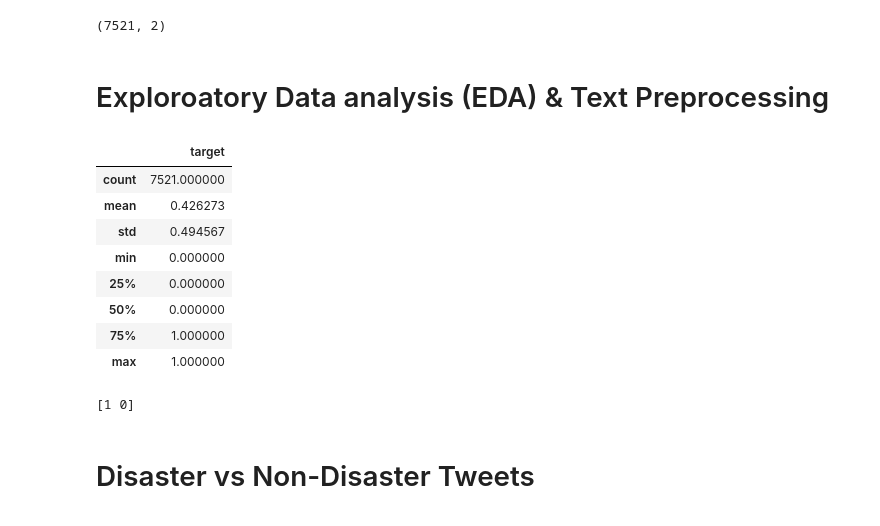
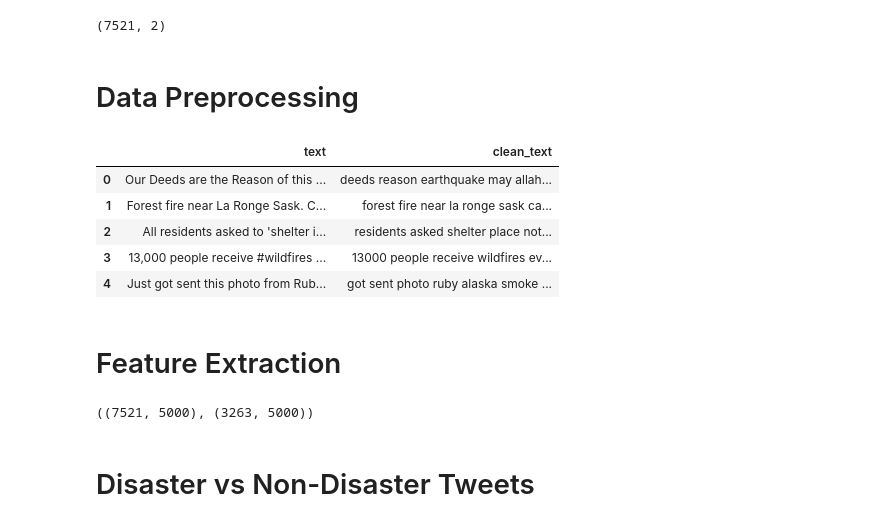
Before and after one commit to AbdelazizHany93/NLP-Twitter-Disaster-Classifier, a Jupyter notebook: NLP Twitter Disaster Classifier.ipynb, the cells around one changed output. Saved outputs shown, nothing was run; the diff lists cells and outputs as text; code cells hidden in the pictures.

```diff
--- a/NLP Twitter Disaster Classifier.ipynb
+++ b/NLP Twitter Disaster Classifier.ipynb
@@ -20,7 +46,7 @@ True
 train_data = pd.read_csv('/content/train.csv')  # Read the CSV file into a DataFrame
 train_data = train_data[['text', 'target']] #select column
 
-test_data = pd.read_csv('/content/train.csv')
+test_data = pd.read_csv('test.csv')
 # View the first 4 rows of the dataset to understand its structure
 train_data.head()
 # %% [output]
@@ -72,24 +96,53 @@ train_data.shape
 # %% [output]
 (7521, 2)
 # %% [markdown]
-# Exploroatory Data analysis (EDA) & Text Preprocessing
+# Data Preprocessing
-# %%
-train_data.describe()  # Get summary statistics for numerical columns
-# %% [output]
-|  | target |
-| count | 7521.000000 |
-| mean | 0.426273 |
-| std | 0.494567 |
-| min | 0.000000 |
-| 25% | 0.000000 |
-| 50% | 0.000000 |
-| 75% | 1.000000 |
-| max | 1.000000 |
-# %%
-# Check unique values in the 'target' column
-print(train_data['target'].unique())
-# %% [output]
-[1 0]
+# %%
+# Function to clean text data
+def preprocess_text(text):
+    # Remove URLs
+    text = re.sub(r'http\S+|www\S+|https\S+', '', text, flags=re.MULTILINE)
+    # Remove user mentions and hashtags
+    text = re.sub(r'\@\w+|\#','', text)
+    # Remove punctuation
+    text = re.sub(r'[^\w\s]', '', text)
+    # Convert to lower case
+    text = text.lower()
+    # Remove stopwords
+    stop_words = set(stopwords.words('english'))
+    text = ' '.join([word for word in text.split() if word not in stop_words])
+    return text
+
+# Apply preprocessing to the 'text' column
+train_data['clean_text'] = train_data['text'].apply(preprocess_text)
+test_data['clean_text'] = test_data['text'].apply(preprocess_text)
+
+# Display the cleaned text
+train_data[['text', 'clean_text']].head()
+# %% [output]
+|  | text | clean_text |
+| 0 | Our Deeds are the Reason of this ... | deeds reason earthquake may allah... |
+| 1 | Forest fire near La Ronge Sask. C... | forest fire near la ronge sask ca... |
+| 2 | All residents asked to 'shelter i... | residents asked shelter place not... |
+| 3 | 13,000 people receive #wildfires ... | 13000 people receive wildfires ev... |
+| 4 | Just got sent this photo from Rub... | got sent photo ruby alaska smoke ... |
+# %% [markdown]
+# Feature Extraction
+# %%
+# Vectorizing the cleaned text using TF-IDF
+tfidf_vectorizer = TfidfVectorizer(max_features=5000)  # Limit to top 5000 words
+
+# Fit and transform the training data
+X_train_tfidf = tfidf_vectorizer.fit_transform(train_data['clean_text'])
+X_test_tfidf = tfidf_vectorizer.transform(test_data['clean_text'])
+
+# The target variable
+y_train = train_data['target']
+
+# Show the shape of the transformed data
+X_train_tfidf.shape, X_test_tfidf.shape
+# %% [output]
+((7521, 5000), (3263, 5000))
 # %% [markdown]
 # Disaster vs Non-Disaster Tweets
 # %%
```
Also changed, not shown: parts of 15 cells of this notebook, 1 other file.
